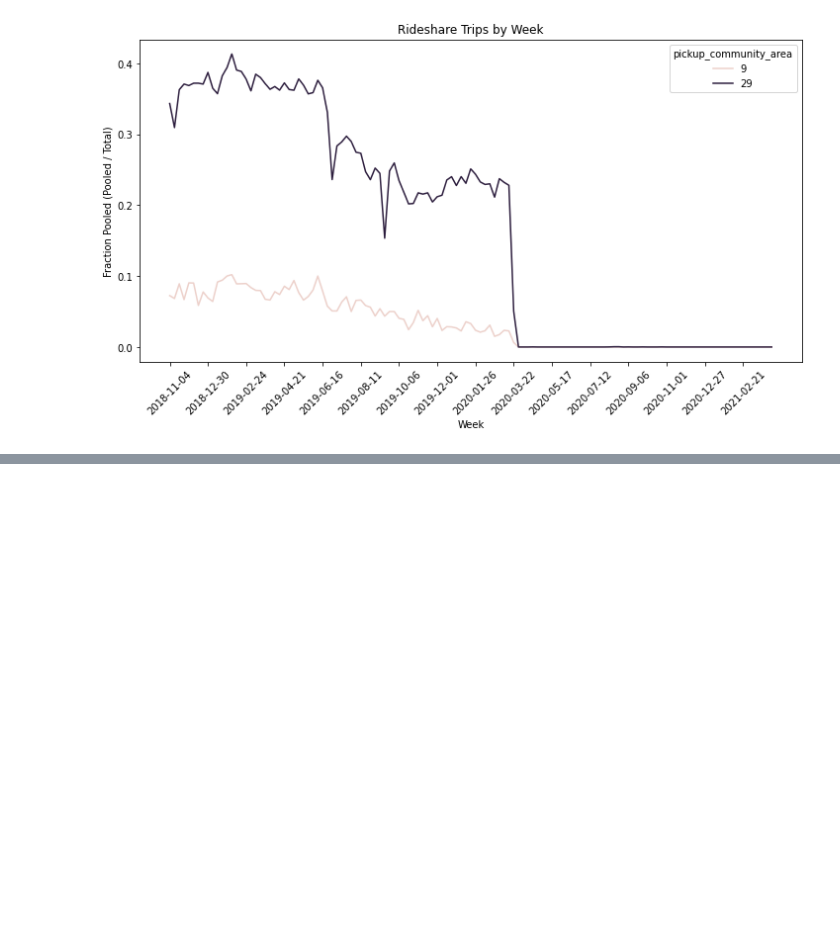
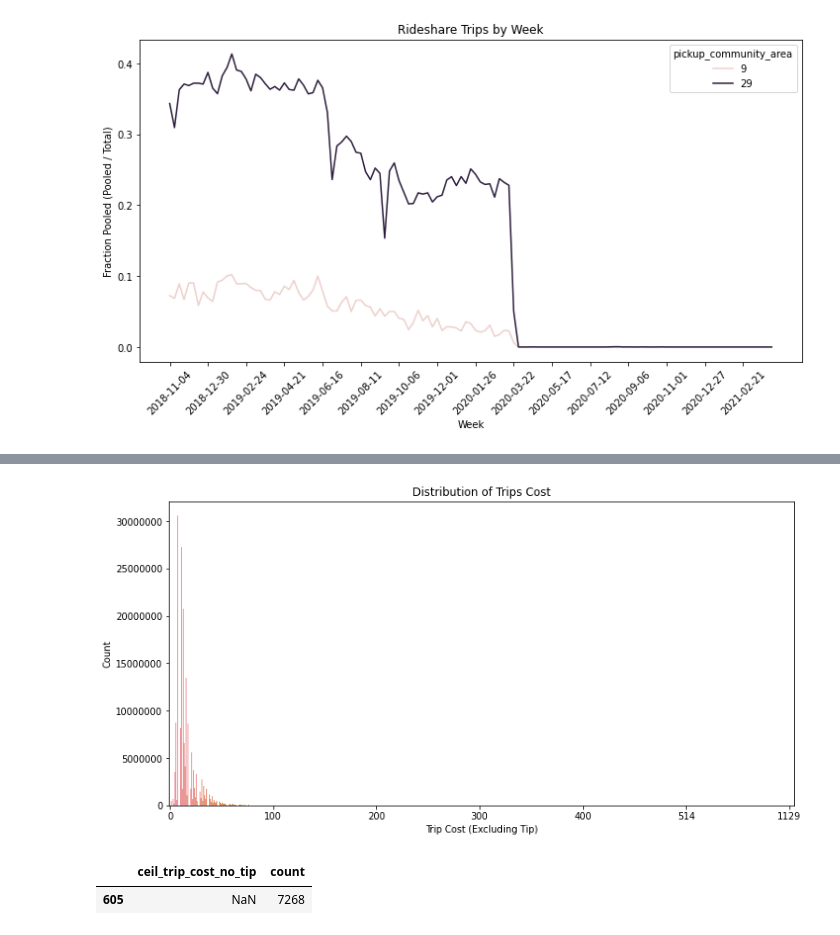
Before and after one commit to scarletstudio/transithealth, a Jupyter notebook: notebooks/vkannan3/Pooled Trips.ipynb, the cells around one changed output, grey strips where cells are left out. Cells and saved outputs as stored; diff of their text form; code cells hidden in the pictures; blank space fills up the shorter version.

Commit message:
Add trip cost and pooled authorized trips to rideshare table.

```diff
--- a/notebooks/vkannan3/Pooled Trips.ipynb
+++ b/notebooks/vkannan3/Pooled Trips.ipynb
@@ -212,0 +215,13 @@ plt.show()
+# %%
+query_cost = """
+SELECT
+    ceil(fare + additional_charges) as ceil_trip_cost_no_tip,
+    count(1) as count
+GROUP BY ceil_trip_cost_no_tip
+LIMIT 190000000
+"""
+start = timer()
+r_cost = requests.get(PORTAL_RIDESHARE_TRIPS, params={"$query": query_cost})
+df_cost = pd.DataFrame(r_cost.json())
+secs = timer() - start
+print(f"Fetched {len(df_cost):,d} rows in {secs:.1f} secs.")
@@ -212,0 +230,5 @@ plt.show()
+# %%
+df_cost_view = pd.DataFrame(df_cost.dropna())
+df_cost_view["ceil_trip_cost_no_tip"] = df_cost_view["ceil_trip_cost_no_tip"].astype(int)
+df_cost_view["count"] = df_cost_view["count"].astype(int)
+df_cost_view.head()
@@ -212,0 +242,16 @@ plt.show()
+# %%
+sns.barplot(data=df_cost_view, x="ceil_trip_cost_no_tip", y="count")
+plt.title("Distribution of Trips Cost")
+plt.xlabel("Trip Cost (Excluding Tip)")
+plt.ylabel("Count")
+plt.xticks(np.arange(0, len(df_cost_view), 100))
+plt.ticklabel_format(style="plain", axis="y")
+plt.gcf().set_size_inches(12, 6)
+plt.show()
+# %% [output]
+[figure, added]
+# %%
+df_cost[df_cost["ceil_trip_cost_no_tip"].isnull()]
+# %% [output]
+|  | ceil_trip_cost_no_tip | count |
+| 605 | NaN | 7268 |
```
Also changed, not shown: parts of 16 cells of this notebook, 11 other files.
